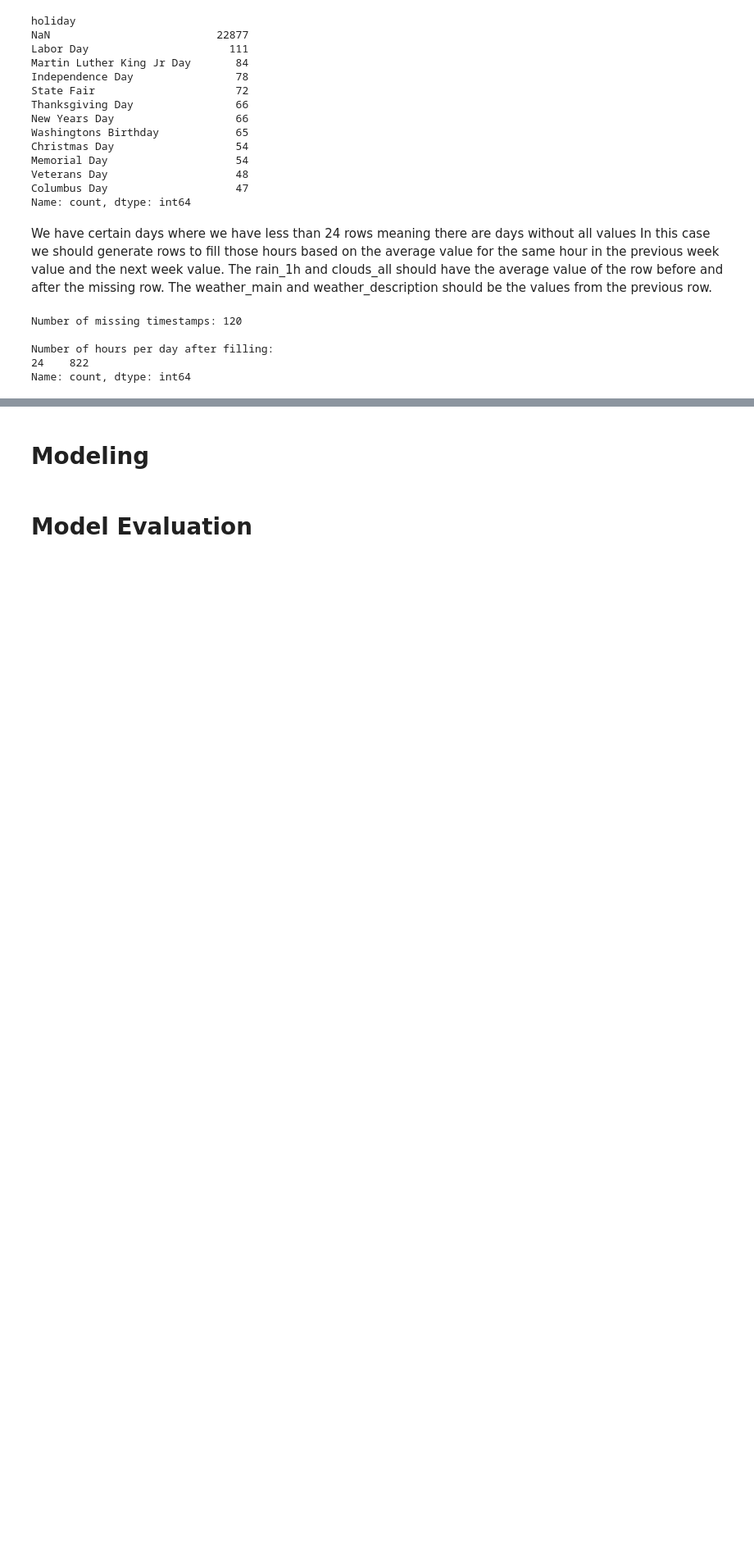
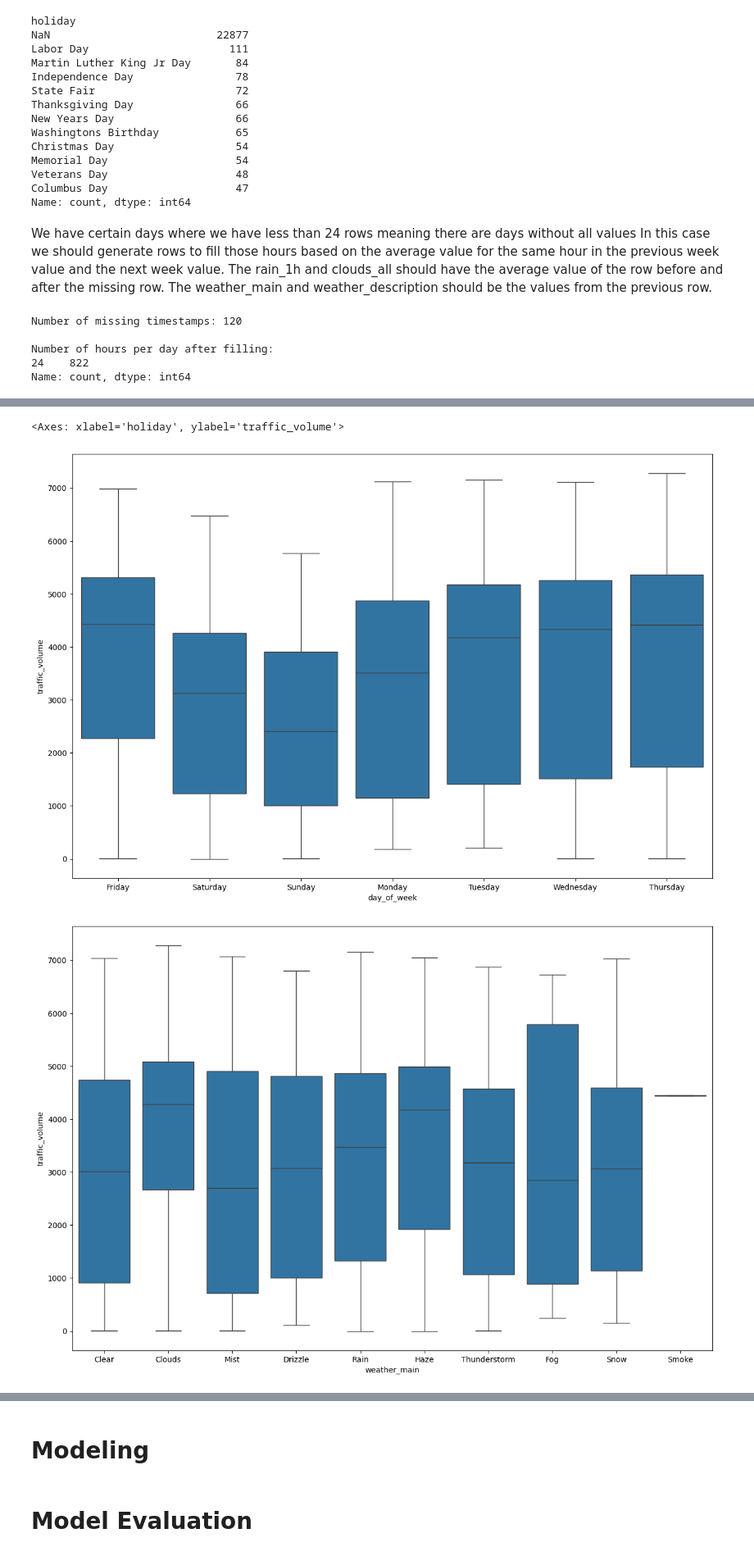
Before and after one commit to nandohos/mindd, a Jupyter notebook: TP2/TP2.ipynb, the cells around one changed output, grey strips where cells are left out. Shown: that part at 82% size. Drawn from its saved outputs; the diff is of its cells as text; code cells hidden in the pictures; blank space fills up the shorter version.

```diff
--- a/TP2/TP2.ipynb
+++ b/TP2/TP2.ipynb
@@ -314,0 +394,16 @@ Name: count, dtype: int64
+# %%
+# Plot the distribution of traffic volume by day of the week
+plt.figure(figsize=(15, 10))
+sns.boxplot(x='day_of_week', y='traffic_volume', data=df_complete)
+
+# Plot the distribution of traffic volume by weather_main
+plt.figure(figsize=(15, 10))
+sns.boxplot(x='weather_main', y='traffic_volume', data=df_complete)
+
+# Plot the distribution of traffic volume by holiday
+plt.figure(figsize=(30, 10))
+sns.boxplot(x='holiday', y='traffic_volume', data=df_complete)
+# %% [output]
+<Axes: xlabel='holiday', ylabel='traffic_volume'>
+[figure, added]
+[figure, added]
```
Also changed, not shown: parts of 5 cells of this notebook.
